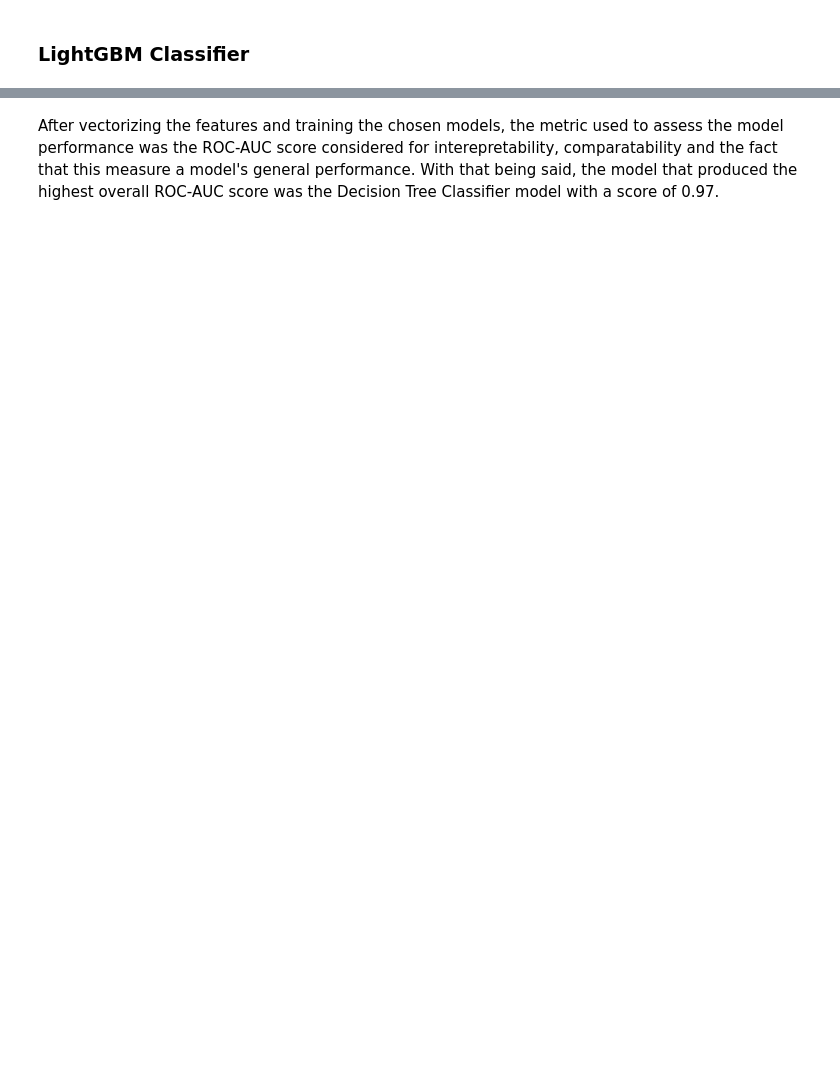
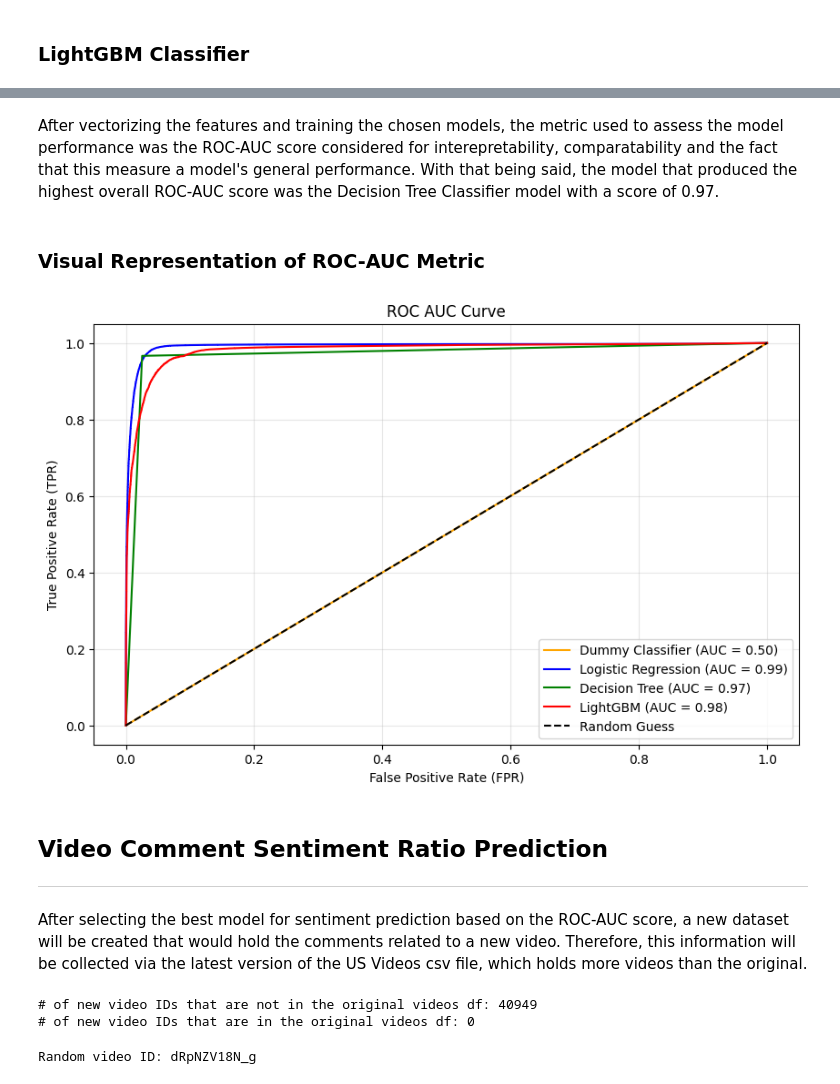
Before and after one commit to betanight/youtube_sentiment_analysis, a Jupyter notebook: notebooks/eda_analysis_fonz.ipynb, the cells around one changed output, grey strips where cells are left out. Saved outputs shown, nothing was run; the diff lists cells and outputs as text; code cells hidden in the pictures; blank space fills up the shorter version.

```diff
--- a/notebooks/eda_analysis_fonz.ipynb
+++ b/notebooks/eda_analysis_fonz.ipynb
@@ -374,2 +376,61 @@ ROC-AUC Score for LightGBM: 0.9388196881036339
-# %% [markdown]
-After vectorizing the features and training the chosen models, the metric used to assess the model performance was the ROC-AUC score considered for interepretability, comparatability and the fact that this measure a model's general performance. With that being said, the model that produced the highest overall ROC-AUC score was the Decision Tree Classifier model with a score of 0.97.
+# %% [markdown]
+After vectorizing the features and training the chosen models, the metric used to assess the model performance was the ROC-AUC score considered for interepretability, comparatability and the fact that this measure a model's general performance. With that being said, the model that produced the highest overall ROC-AUC score was the Decision Tree Classifier model with a score of 0.97.
+# %% [markdown]
+### Visual Representation of ROC-AUC Metric
+# %%
+# Generate ROC curve data for Dummy Classifier
+y_pred_dummy_proba = dummy_model.predict_proba(X_test_vect)[:, 1]  # Get probabilities for the positive class
+fpr_dummy, tpr_dummy, _ = roc_curve(y_test, y_pred_dummy_proba)  # Calculate FPR and TPR
+roc_auc_dummy = auc(fpr_dummy, tpr_dummy)  # Calculate AUC
+
+# Generate ROC curve data for Logistic Regression
+y_pred_proba_log = log_model.predict_proba(X_test_vect)[:, 1]  # Get probabilities for the positive class
+fpr_log, tpr_log, _ = roc_curve(y_test, y_pred_proba_log)
+roc_auc_log = auc(fpr_log, tpr_log)
+
+# Generate ROC curve data for Decision Tree
+y_pred_proba_dt = dt_model.predict_proba(X_test_vect)[:, 1]
+fpr_dt, tpr_dt, _ = roc_curve(y_test, y_pred_proba_dt)
+roc_auc_dt = auc(fpr_dt, tpr_dt)
+
+# Generate ROC curve data for LightGBM
+y_pred_proba_lgb = lgb_model.predict_proba(X_test_vect)[:, 1]
+fpr_lgb, tpr_lgb, _ = roc_curve(y_test, y_pred_proba_lgb)
+roc_auc_lgb = auc(fpr_lgb, tpr_lgb)
+
+# Plot the ROC curves
+plt.figure(figsize=(10, 6))
+plt.plot(fpr_dummy, tpr_dummy, label=f'Dummy Classifier (AUC = {roc_auc_dummy:.2f})', color='orange')
+plt.plot(fpr_log, tpr_log, label=f'Logistic Regression (AUC = {roc_auc_log:.2f})', color='blue')
+plt.plot(fpr_dt, tpr_dt, label=f'Decision Tree (AUC = {roc_auc_dt:.2f})', color='green')
+plt.plot(fpr_lgb, tpr_lgb, label=f'LightGBM (AUC = {roc_auc_lgb:.2f})', color='red')
+
+# Plot the diagonal line (random guess)
+plt.plot([0, 1], [0, 1], 'k--', label='Random Guess')
+
+# Add labels, legend, and title
+plt.xlabel('False Positive Rate (FPR)')
+plt.ylabel('True Positive Rate (TPR)')
+plt.title('ROC AUC Curve')
+plt.legend(loc='lower right')
+plt.grid(alpha=0.3)
+plt.show()
+# %% [output]
+[figure, added]
+# %% [markdown]
+## Video Comment Sentiment Ratio Prediction
+---
+# %% [markdown]
+After selecting the best model for sentiment prediction based on the ROC-AUC score, a new dataset will be created that would hold the comments related to a new video. Therefore, this information will be collected via the latest version of the US Videos csv file, which holds more videos than the original.
+# %%
+# Verify that the video IDs in df are not present in videos
+print('# of new video IDs that are not in the original videos df:', videos_latest[~videos_latest["video_id"].isin(videos["video_id"])].shape[0]) # Check the number of rows in df that are not in videos
+print('# of new video IDs that are in the original videos df:', videos_latest[videos_latest["video_id"].isin(videos["video_id"])].shape[0]) # Check the number of rows in df that are in videos
+# %% [output]
+# of new video IDs that are not in the original videos df: 40949
+# of new video IDs that are in the original videos df: 0
+# %%
+rand_vid_id = videos_latest['video_id'][25] # Sample a random video ID from the DataFrame to be used for prediction
+print('Random video ID:', rand_vid_id) # Print the random video ID
+# %% [output]
+Random video ID: dRpNZV18N_g
```
Also changed, not shown: parts of 23 cells of this notebook, 1 other file.
